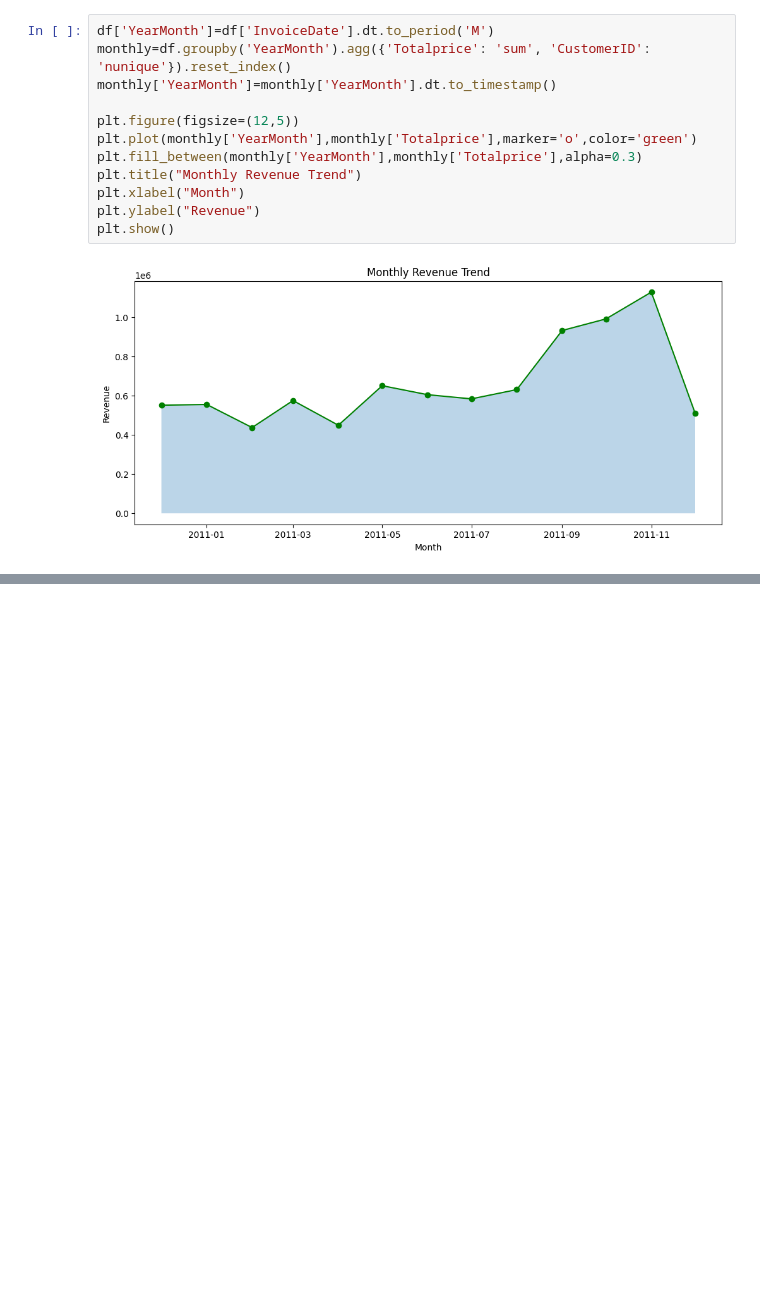
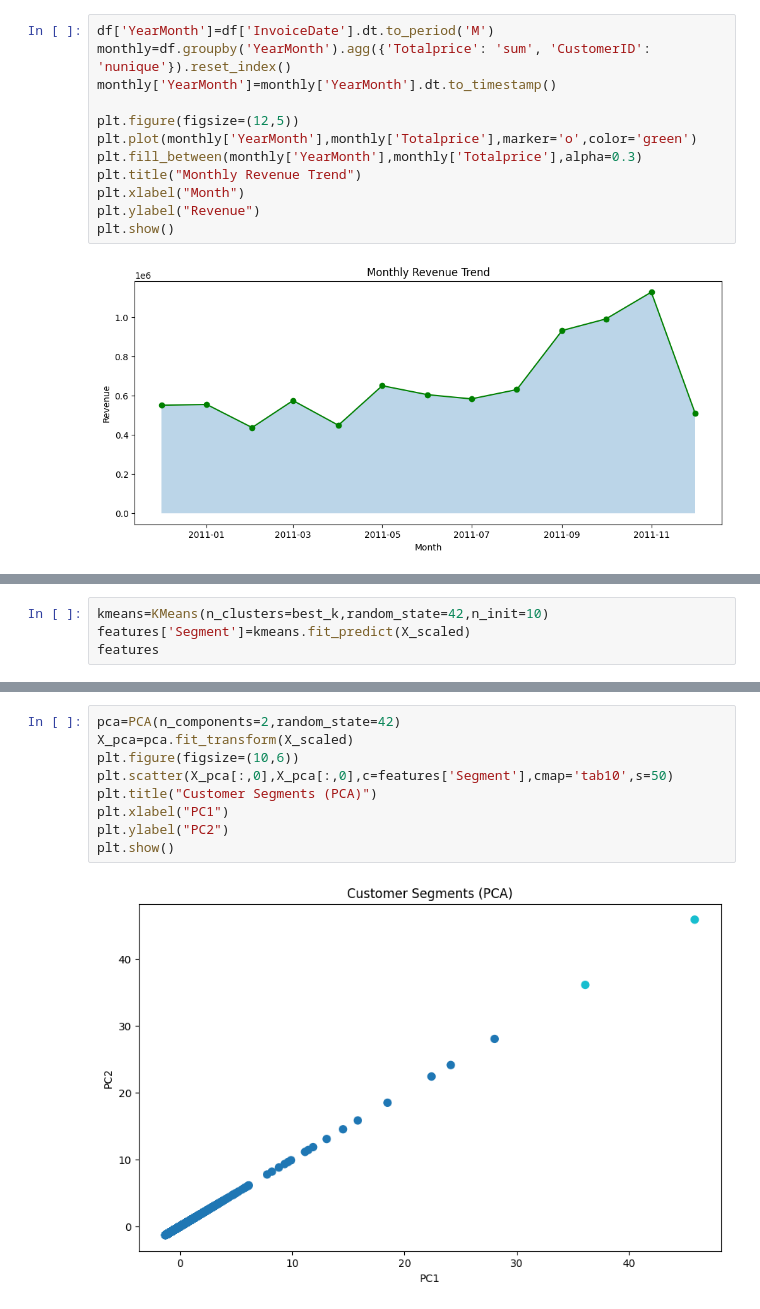
Before and after one commit to AkshayShetty7/Customer-Segmentation-Personalized-Marketing-in-Retail, a Jupyter notebook: E-commerce segment.ipynb, the cells around one changed output, grey strips where cells are left out. Drawn from its saved outputs; the diff is of its cells as text; blank space fills up the shorter version.

Commit message:
Added customer segmentation and strategy scripts

```diff
--- a/E-commerce segment.ipynb
+++ b/E-commerce segment.ipynb
@@ -362,0 +404,4 @@ plt.show()
+# %%
+kmeans=KMeans(n_clusters=best_k,random_state=42,n_init=10)
+features['Segment']=kmeans.fit_predict(X_scaled)
+features
@@ -362,0 +430,11 @@ plt.show()
+# %%
+pca=PCA(n_components=2,random_state=42)
+X_pca=pca.fit_transform(X_scaled)
+plt.figure(figsize=(10,6))
+plt.scatter(X_pca[:,0],X_pca[:,0],c=features['Segment'],cmap='tab10',s=50)
+plt.title("Customer Segments (PCA)")
+plt.xlabel("PC1")
+plt.ylabel("PC2")
+plt.show()
+# %% [output]
+[figure, added]
```
Also changed, not shown: parts of 13 cells of this notebook.
